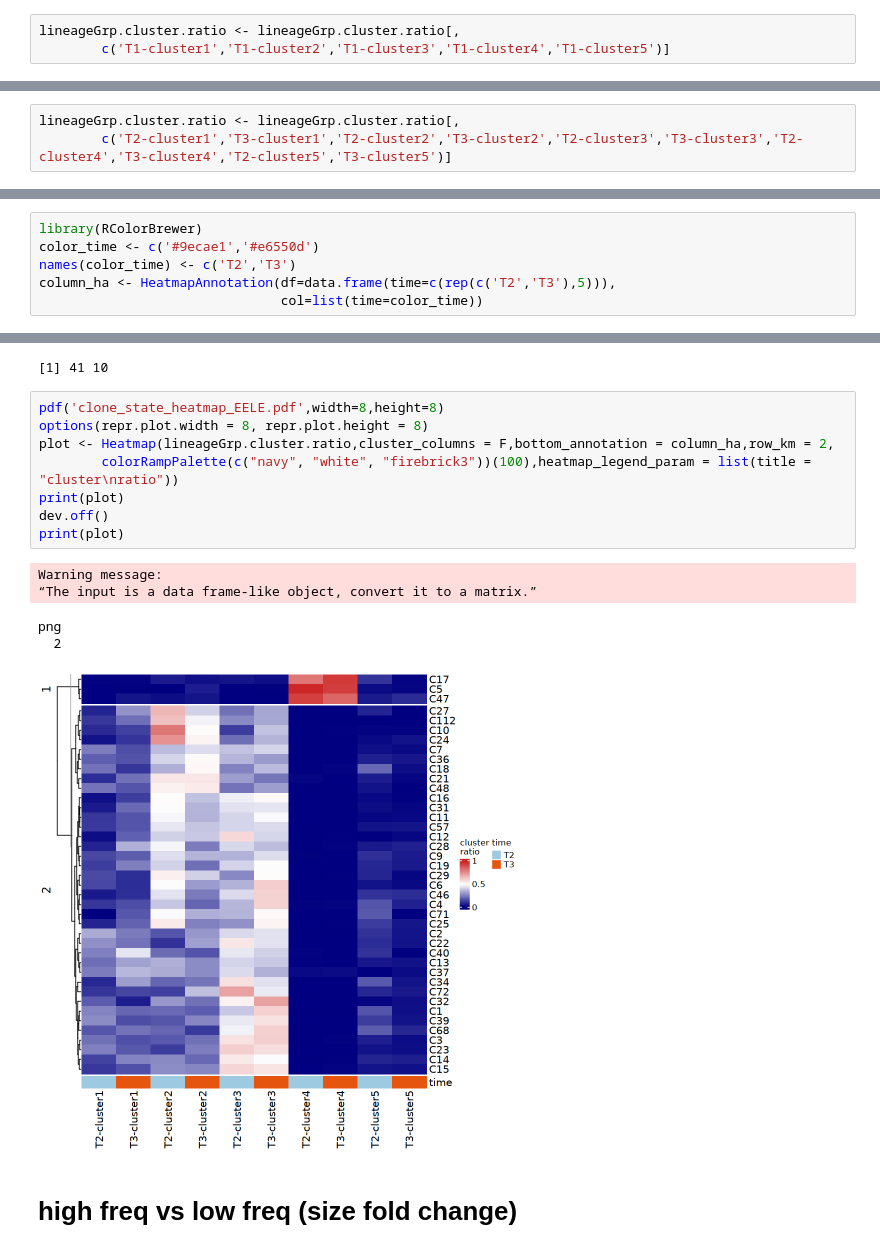
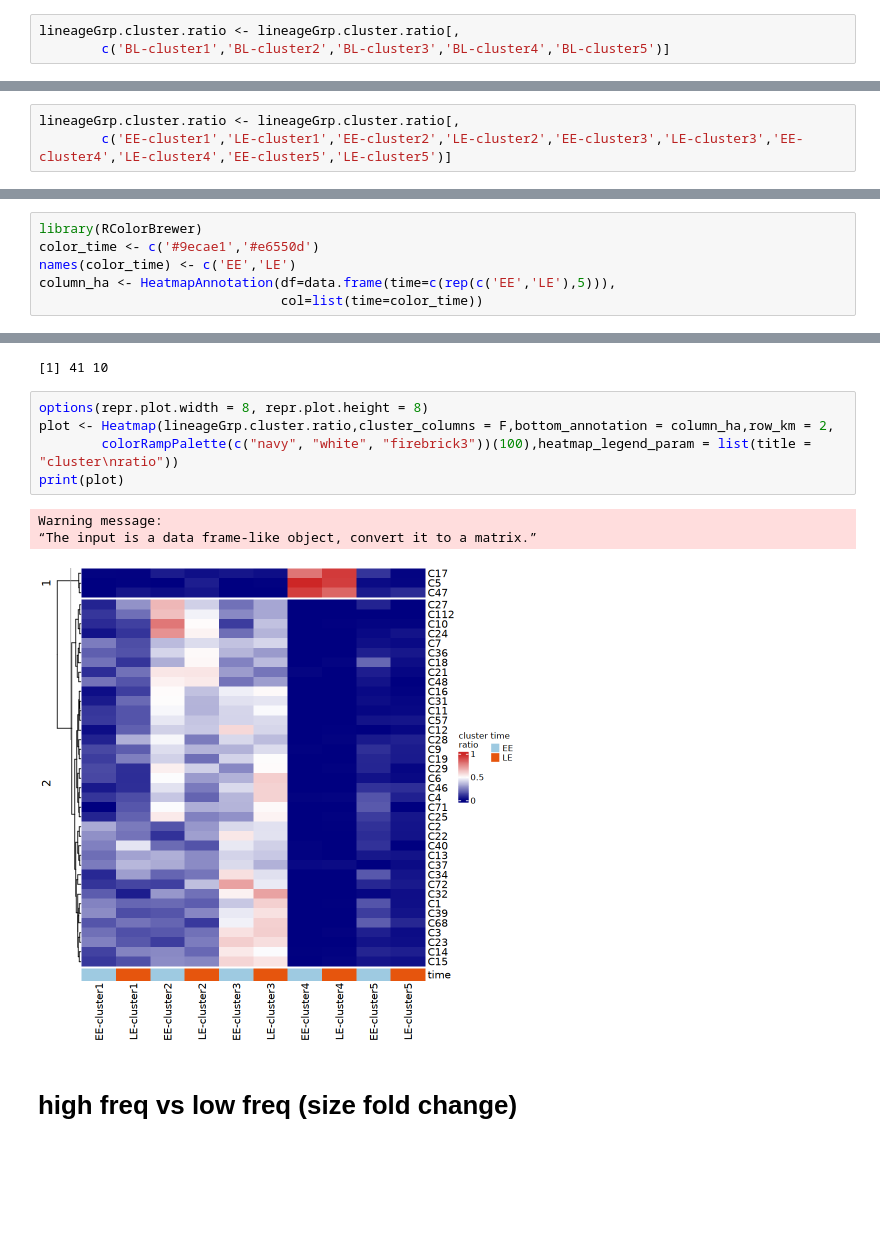
Before and after one commit to liangzhenhou/eTRACER, a Jupyter notebook: scRNA/Temporal_dynamics_of_cell_state_at_clone_level.ipynb, the cells around one changed output, grey strips where cells are left out. Cells and saved outputs as stored; diff of their text form; blank space fills up the shorter version.

```diff
--- a/scRNA/Temporal_dynamics_of_cell_state_at_clone_level.ipynb
+++ b/scRNA/Temporal_dynamics_of_cell_state_at_clone_level.ipynb
@@ -266,4 +289,4 @@ lineageGrp.cluster.ratio <- as.data.frame(t(as.data.frame(apply(lineageGrp.clust
 }))))
 # %%
 lineageGrp.cluster.ratio <- lineageGrp.cluster.ratio[,
-        c('T1-cluster1','T1-cluster2','T1-cluster3','T1-cluster4','T1-cluster5')]
+        c('BL-cluster1','BL-cluster2','BL-cluster3','BL-cluster4','BL-cluster5')]
@@ -480,6 +539,6 @@ A data.frame: 41 × 10
 | C112 | 0.10526316 | 0.63157895 | 0.26315789 | 0.0000000000 | 0.00000000 | 0.214285714 | 0.46428571 | ... |
 # %%
 lineageGrp.cluster.ratio <- lineageGrp.cluster.ratio[,
-        c('T2-cluster1','T3-cluster1','T2-cluster2','T3-cluster2','T2-cluster3','T3-cluster3','T2-cluster4','T3-cluster4','T2-cluster5','T3-cluster5')]
+        c('EE-cluster1','LE-cluster1','EE-cluster2','LE-cluster2','EE-cluster3','LE-cluster3','EE-cluster4','LE-cluster4','EE-cluster5','LE-cluster5')]
 # %%
 library(ComplexHeatmap)
@@ -505,27 +545,22 @@ This message can be suppressed by:
 # %%
 library(RColorBrewer)
 color_time <- c('#9ecae1','#e6550d')
-names(color_time) <- c('T2','T3')
-column_ha <- HeatmapAnnotation(df=data.frame(time=c(rep(c('T2','T3'),5))),
+names(color_time) <- c('EE','LE')
+column_ha <- HeatmapAnnotation(df=data.frame(time=c(rep(c('EE','LE'),5))),
                                col=list(time=color_time))
 # %%
 dim(lineageGrp.cluster.ratio)
 # %% [output]
 [1] 41 10
 # %%
-pdf('clone_state_heatmap_EELE.pdf',width=8,height=8)
 options(repr.plot.width = 8, repr.plot.height = 8)
 plot <- Heatmap(lineageGrp.cluster.ratio,cluster_columns = F,bottom_annotation = column_ha,row_km = 2,
         colorRampPalette(c("navy", "white", "firebrick3"))(100),heatmap_legend_param = list(title = "cluster\nratio"))
 print(plot)
-dev.off()
-print(plot)
 # %% [output]
 Warning message:
 “The input is a data frame-like object, convert it to a matrix.”
-png
-  2
-[figure, old version]
+[figure, new version]
 # %% [markdown]
 # high freq vs low freq (size fold change)
 # %%
```
Also changed, not shown: parts of 15 cells of this notebook.
